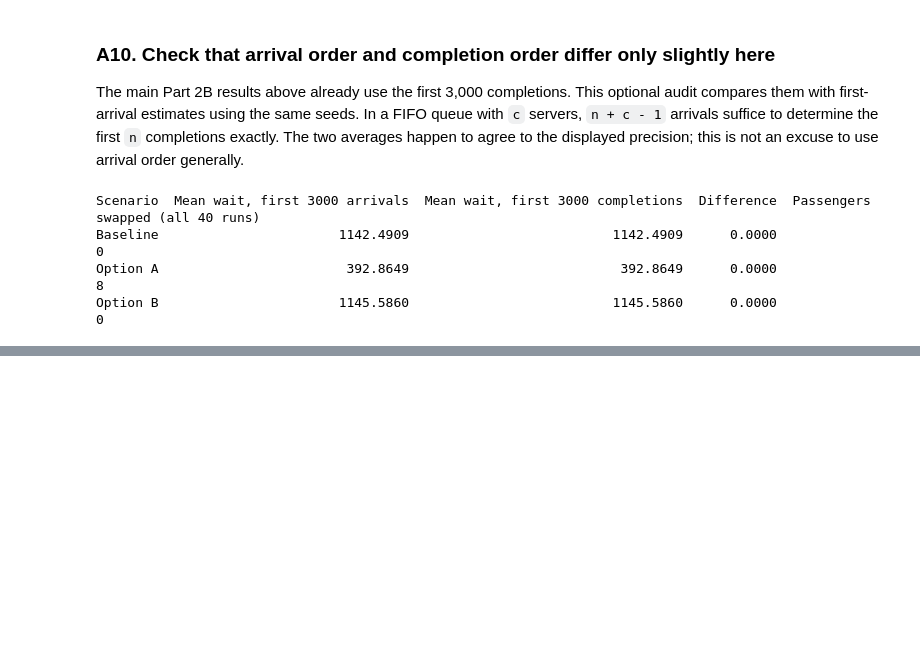
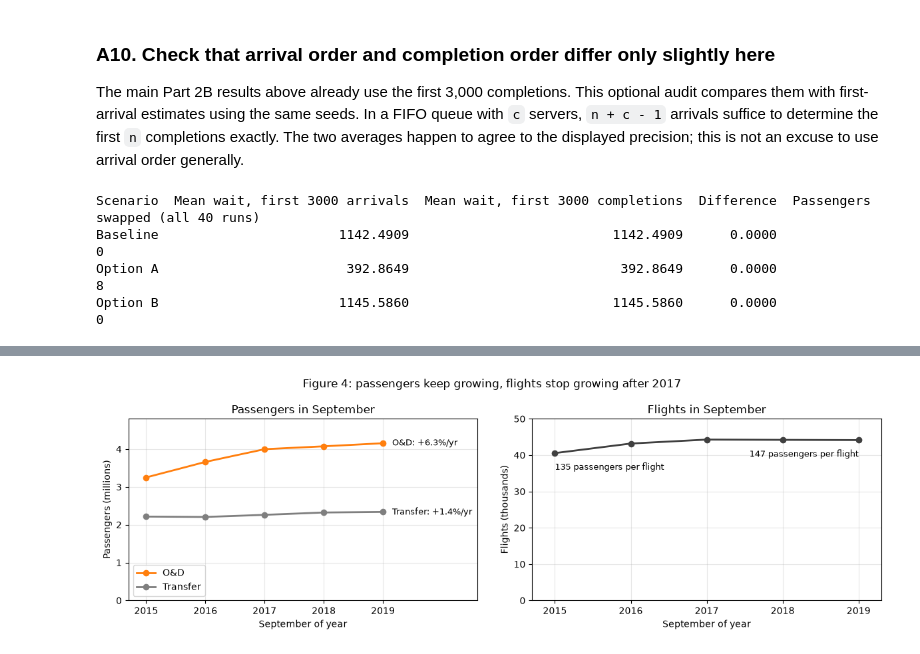
Before and after one commit to MonAmsTeB/StochasticAssignment, a Jupyter notebook: Assignment_2_extra_figures.ipynb, the cells around one changed output, grey strips where cells are left out. Drawn from its saved outputs; the diff is of its cells as text; code cells hidden in the pictures; blank space fills up the shorter version.

```diff
--- a/Assignment_2_extra_figures.ipynb
+++ b/Assignment_2_extra_figures.ipynb
@@ -844,0 +912,36 @@ Option B                       1145.5860                          1145.5860
+# %%
+# Figure 4: passengers keep growing, but the number of flights stops growing after 2017
+fig, axes = plt.subplots(1, 2, figsize=(12, 4))
+
+# left: passengers by type (O&D in orange, the same colour as "originating only" in Figure 5)
+for col, color in [("O&D", "C1"), ("Transfer", "C7")]:
+    y = report[col] / 1e6
+    axes[0].plot(report["Year"], y, marker="o", linewidth=2, color=color, label=col)
+    axes[0].annotate(f"{col}: {cagr[col]:+.1%}/yr", xy=(2019, y.iloc[-1]), xytext=(10, 0),
+                     textcoords="offset points", va="center", fontsize=9)
+axes[0].set_ylim(0, 4.8)
+axes[0].set_xlim(2014.7, 2020.6)
+axes[0].set_ylabel("Passengers (millions)")
+axes[0].set_title("Passengers in September")
+axes[0].legend(loc="lower left")
+
+# right: flights, with the number of passengers per flight at the first and last year
+axes[1].plot(report["Year"], report["Flights"] / 1000, marker="o", linewidth=2, color="0.25")
+for i, ha in [(0, "left"), (len(report) - 1, "right")]:
+    axes[1].annotate(f"{report['Pax per flight'][i]:.0f} passengers per flight",
+                     xy=(report["Year"][i], report["Flights"][i] / 1000), xytext=(0, -18),
+                     textcoords="offset points", ha=ha, fontsize=9)
+axes[1].set_ylim(0, 50)
+axes[1].set_xlim(2014.7, 2019.3)
+axes[1].set_ylabel("Flights (thousands)")
+axes[1].set_title("Flights in September")
+
+for ax in axes:
+    ax.set_xticks(report["Year"])
+    ax.set_xlabel("September of year")
+    ax.grid(alpha=0.3)
+fig.suptitle("Figure 4: passengers keep growing, flights stop growing after 2017")
+plt.tight_layout()
+plt.show()
+# %% [output]
+[figure, added]
```
Also changed, not shown: parts of 6 cells of this notebook, 14 other files.
